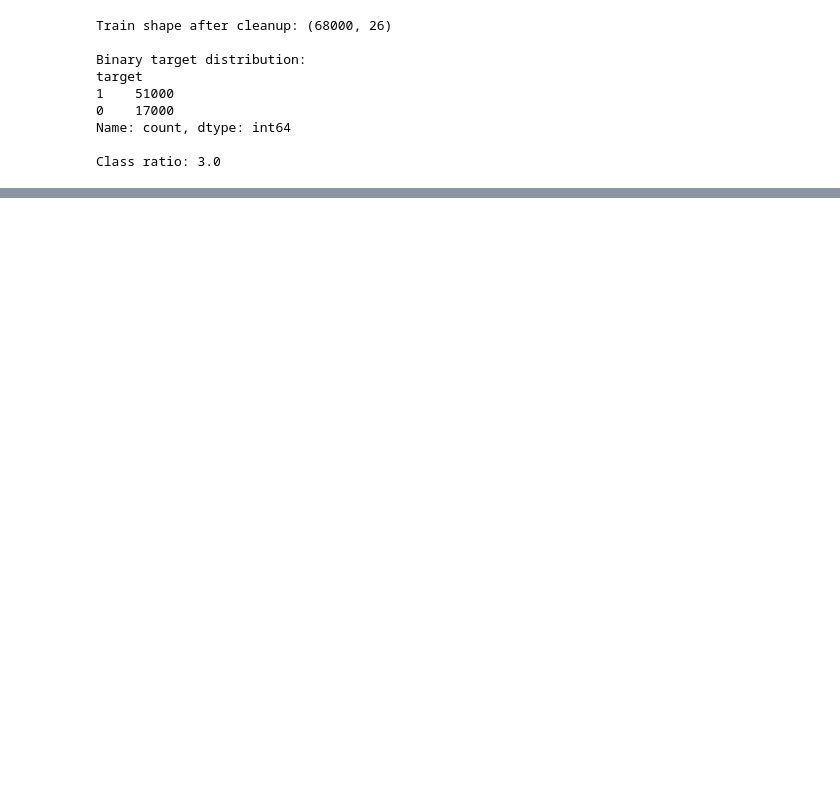
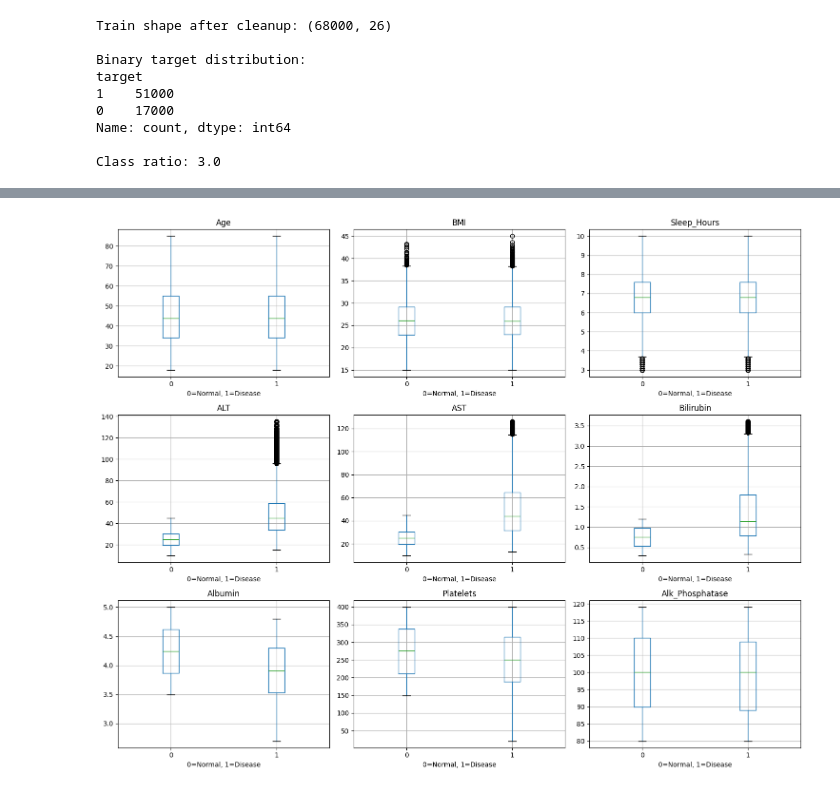
Before and after one commit to saketh242/DS675-MiniProject-Saketh-Travis-Krishna, a Jupyter notebook: project.ipynb, the cells around one changed output, grey strips where cells are left out. Saved outputs shown, nothing was run; the diff lists cells and outputs as text; code cells hidden in the pictures; blank space fills up the shorter version.

```diff
--- a/project.ipynb
+++ b/project.ipynb
@@ -112,0 +145,13 @@ Class ratio: 3.0
+# %%
+# Boxplots — spot outliers
+fig, axes = plt.subplots(3, 3, figsize=(15, 12))
+for i, col in enumerate(num_cols):
+    ax = axes[i//3][i%3]
+    train_df.boxplot(column=col, by='target', ax=ax)
+    ax.set_title(col)
+    ax.set_xlabel('0=Normal, 1=Disease')
+plt.suptitle('')
+plt.tight_layout()
+plt.show()
+# %% [output]
+[figure, added]
```
Also changed, not shown: parts of 7 cells of this notebook.
